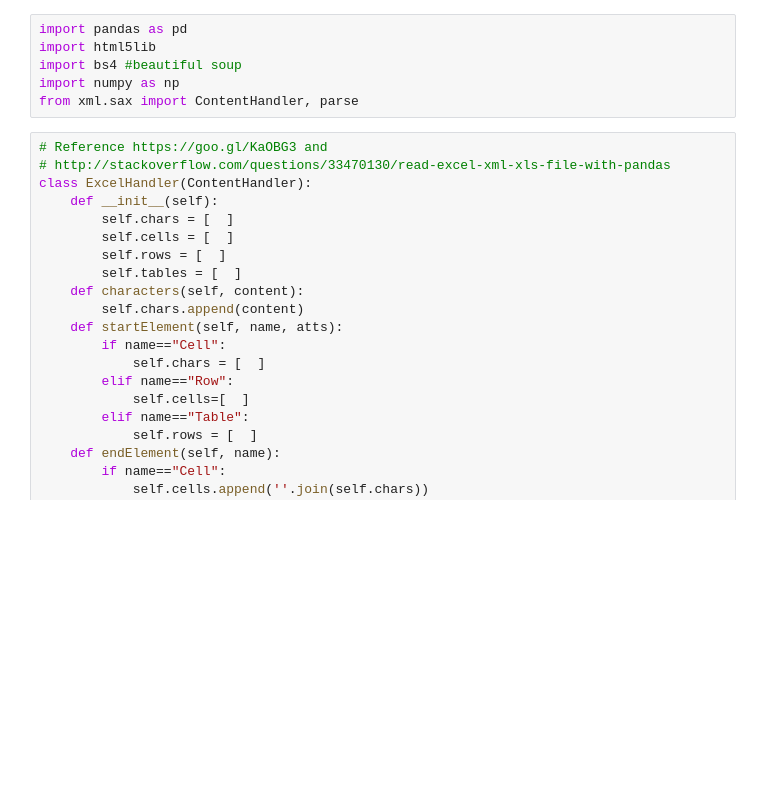
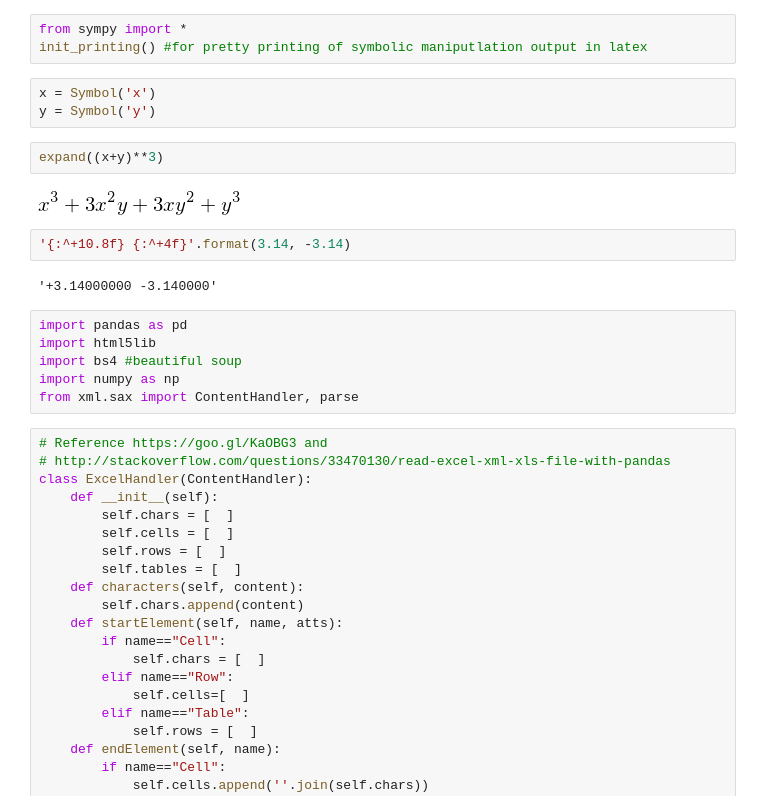
Before and after one commit to GinoAndTonic/ssylvain_public, a Jupyter notebook: research/haats/getdata_04202016.ipynb, the cells around one changed output. Drawn from its saved outputs; the diff is of its cells as text; blank space fills up the shorter version.

```diff
--- a/research/haats/getdata_04202016.ipynb
+++ b/research/haats/getdata_04202016.ipynb
@@ -1,3 +1,17 @@
+# %%
+from sympy import *
+init_printing() #for pretty printing of symbolic maniputlation output in latex
+# %%
+x = Symbol('x')
+y = Symbol('y')
+# %%
+expand((x+y)**3)
+# %% [output]
+[figure, added]
+# %%
+'{:^+10.8f} {:^+4f}'.format(3.14, -3.14)
+# %% [output]
+'+3.14000000 -3.140000'
 # %%
 import pandas as pd
 import html5lib
```
Also changed, not shown: 5 other files.
